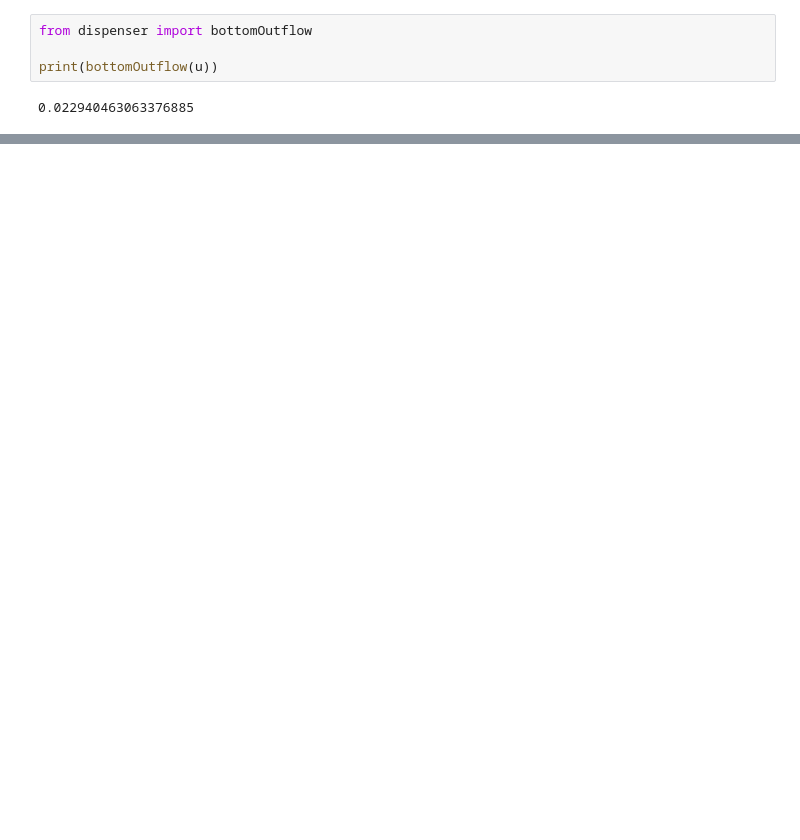
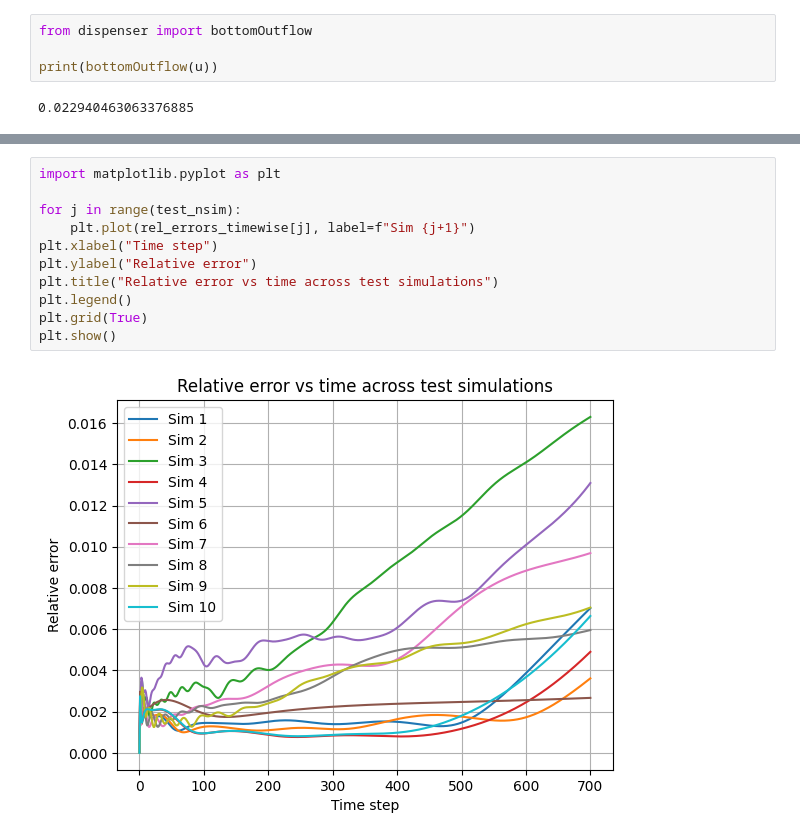
Before and after one commit to Mahshad-RM/MOR, a Jupyter notebook: Assignments_overview_Part_1.ipynb, the cells around one changed output, grey strips where cells are left out. Cells and saved outputs as stored; diff of their text form; blank space fills up the shorter version.

```diff
--- a/Assignments_overview_Part_1.ipynb
+++ b/Assignments_overview_Part_1.ipynb
@@ -87,0 +265,13 @@ print(bottomOutflow(u))
+# %%
+import matplotlib.pyplot as plt
+
+for j in range(test_nsim):
+    plt.plot(rel_errors_timewise[j], label=f"Sim {j+1}")
+plt.xlabel("Time step")
+plt.ylabel("Relative error")
+plt.title("Relative error vs time across test simulations")
+plt.legend()
+plt.grid(True)
+plt.show()
+# %% [output]
+[figure, added]
```
Also changed, not shown: parts of 28 cells of this notebook.
